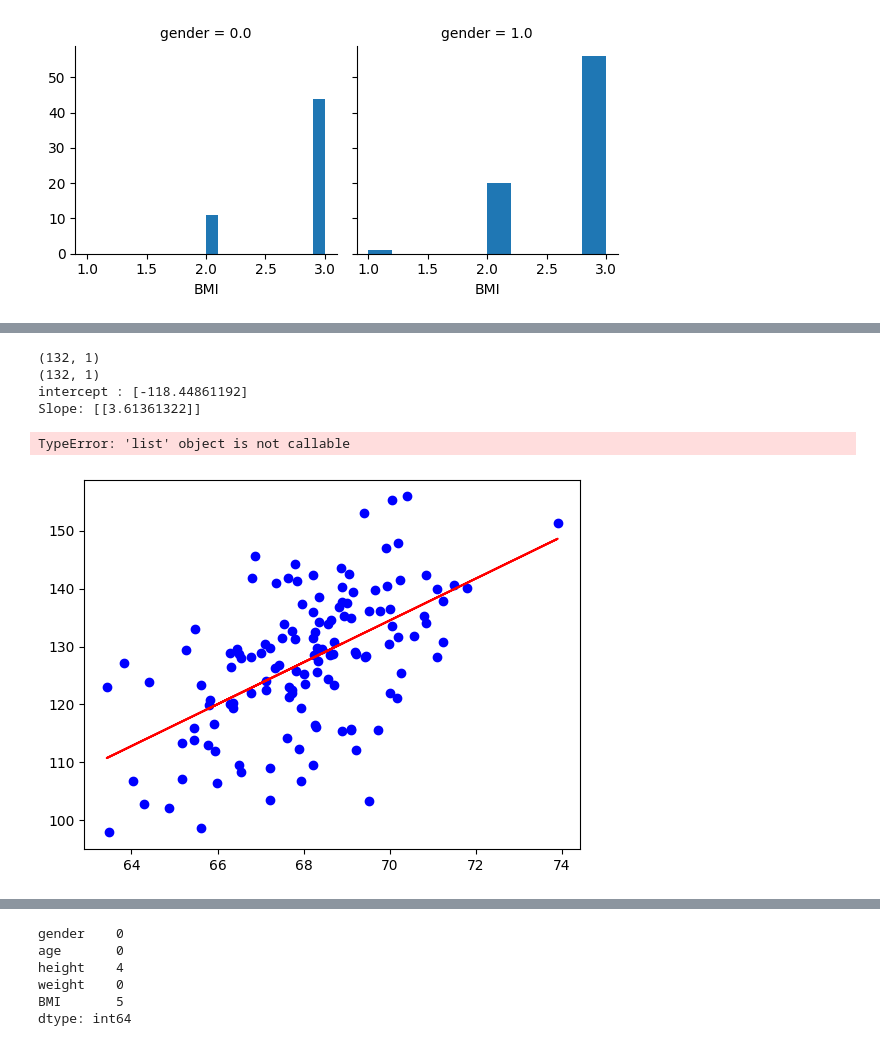
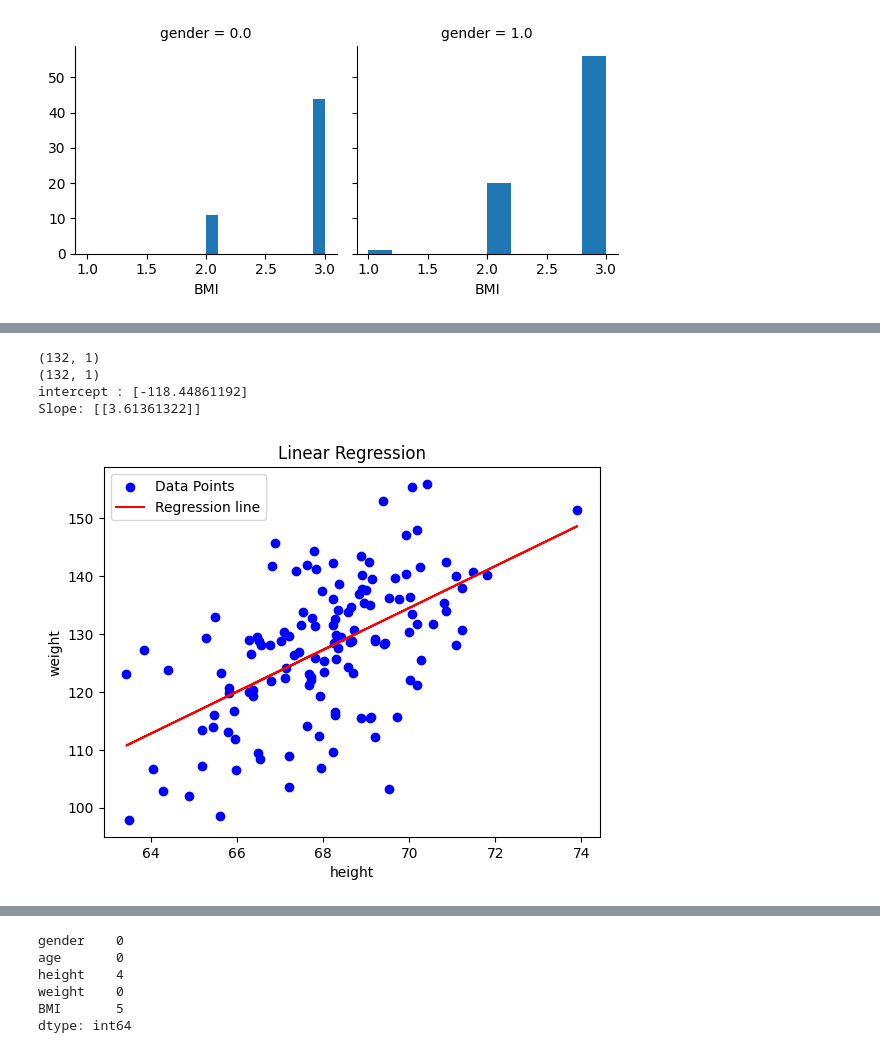
Before and after one commit to Seungminin/Data_Science, a Jupyter notebook: Assignment/Lab2.ipynb, the cells around one changed output, grey strips where cells are left out. Saved outputs shown, nothing was run; the diff lists cells and outputs as text; code cells hidden in the pictures.

```diff
--- a/Assignment/Lab2.ipynb
+++ b/Assignment/Lab2.ipynb
@@ -138,8 +139,6 @@ for index, num in df['height'].items():
     if num <= 0 or num>100:
         h_indices.append(index)
         df.at[index,'height']=np.NaN
-    elif num ==np.NAN:
-        h_indices.append(index)
 
 print(h_indices) #csv를 보면 아래 나온 index값에 +2를 해줘서 찾는다.
 # %% [output]
@@ -151,8 +150,6 @@ for index, num in df['weight'].items():
     if num <=0 or num > 200:
         w_indices.append(index)
         df.at[index,'weight'] = np.NAN
-    elif num ==np.NAN:
-        w_indices.append(index)
 
 print(w_indices) #csv를 보면 아래 나온 index값에 +2를 해줘서 찾는다.
 # %% [output]
@@ -336,5 +336,4 @@ plt.show()
 # %%
-import matplotlib.pyplot as plt
 #Linear regression model 만들기.
 #np.array로 바꾸기.
 X = df.loc[:,'height'].to_numpy()
@@ -344,35 +343,35 @@ Y = df.loc[:,'weight'].to_numpy()
 X=X.reshape(-1,1)
 Y=Y.reshape(-1,1)
 
 #X data Y data 같은 개수인 거 확인
 print(X.shape)
 print(Y.shape)
 
 model = LinearRegression().fit(X,Y)
 
 #print the intercept 절편 구하기.
 print('intercept :', model.intercept_)
 
 #print the Slope 기울기 구하기.
 print("Slope:",model.coef_)
 
 plt.scatter(X,Y, color = 'blue', label = 'Data Points')
 plt.plot(X, model.predict(X), color = 'red', label = 'Regression line')
 
+plt.title("Predicted distribution")
 plt.xlabel('height')
 plt.ylabel('weight')
 plt.title('Linear Regression')
 plt.legend()
 
 # 그래프 출력
 plt.show()
 # %% [output]
 (132, 1)
 (132, 1)
 intercept : [-118.44861192]
 Slope: [[3.61361322]]
-TypeError: 'list' object is not callable
-[figure, old version]
+[figure, new version]
 # %%
 #Predict data. x data는 height
 x_arr = []
```
Also changed, not shown: parts of 12 cells of this notebook.
